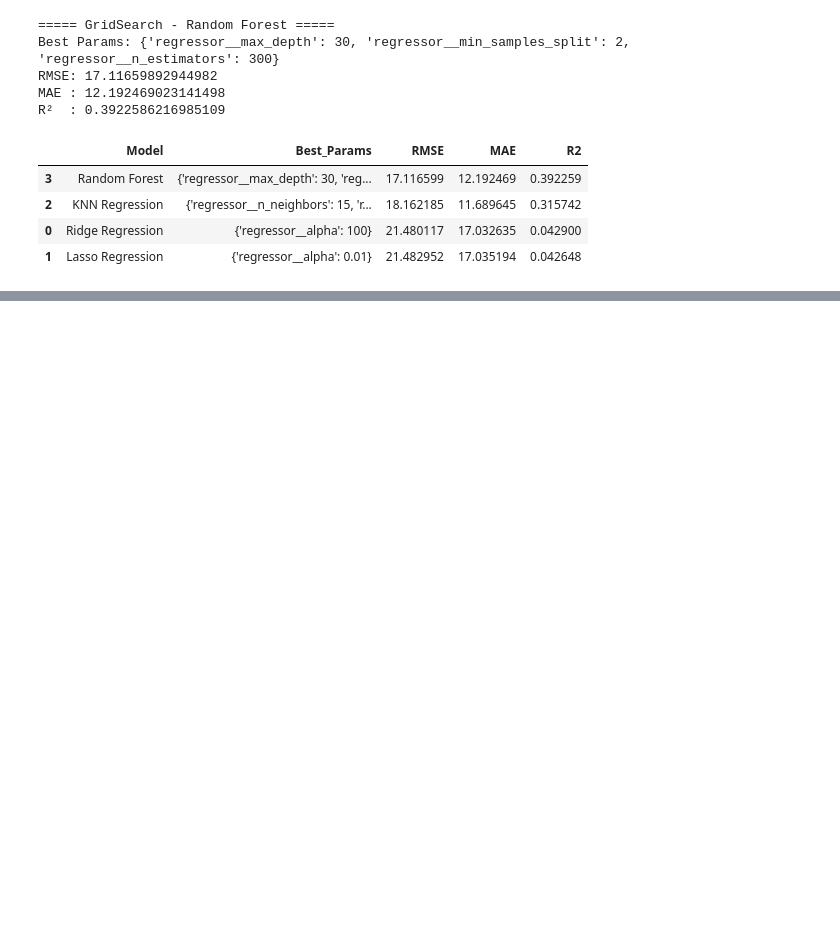
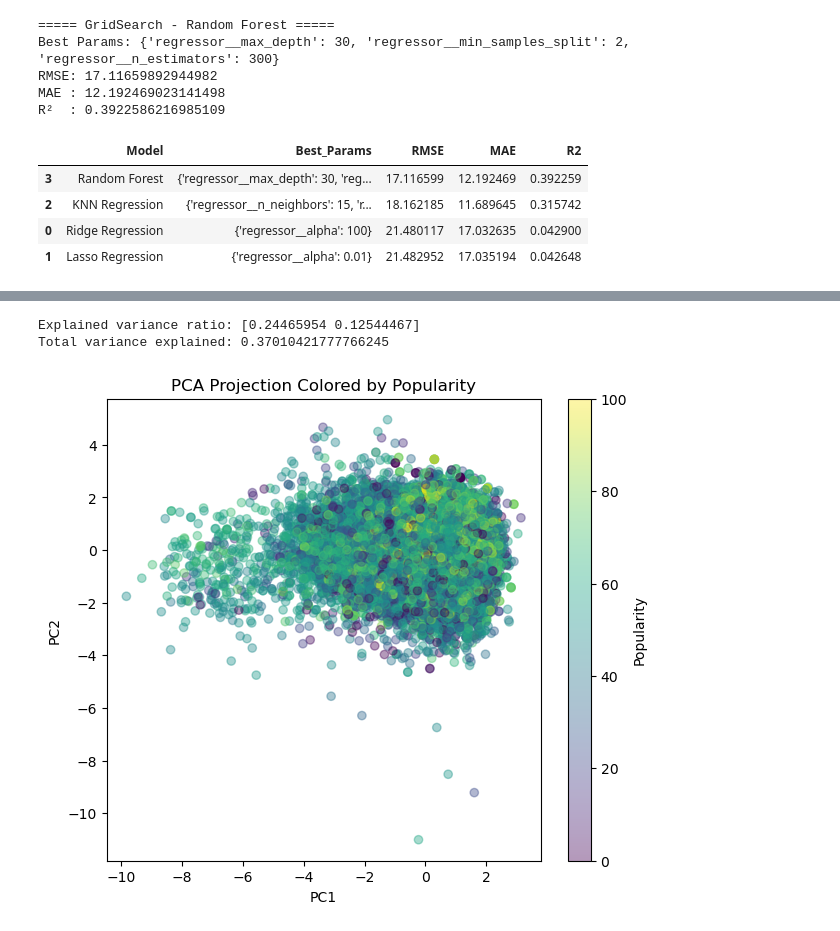
Before and after one commit to theobled/Project-Machine_Learning, a Jupyter notebook: Projet_Machine_Learning.ipynb, the cells around one changed output, grey strips where cells are left out. Drawn from its saved outputs; the diff is of its cells as text; code cells hidden in the pictures; blank space fills up the shorter version.

```diff
--- a/Projet_Machine_Learning.ipynb
+++ b/Projet_Machine_Learning.ipynb
@@ -658,0 +673,20 @@ plt.show()
+# %%
+X_processed = preprocessor.transform(X)
+
+pca = PCA(n_components=2)
+X_pca = pca.fit_transform(X_processed)
+
+print("\nExplained variance ratio:", pca.explained_variance_ratio_)
+print("Total variance explained:", pca.explained_variance_ratio_.sum())
+
+plt.figure(figsize=(7,6))
+plt.scatter(X_pca[:,0], X_pca[:,1], c=y, cmap='viridis', alpha=0.4)
+plt.colorbar(label="Popularity")
+plt.xlabel("PC1")
+plt.ylabel("PC2")
+plt.title("PCA Projection Colored by Popularity")
+plt.show()
+# %% [output]
+Explained variance ratio: [0.24465954 0.12544467]
+Total variance explained: 0.37010421777766245
+[figure, added]
```
Also changed, not shown: parts of 16 cells of this notebook, 1 other file.
